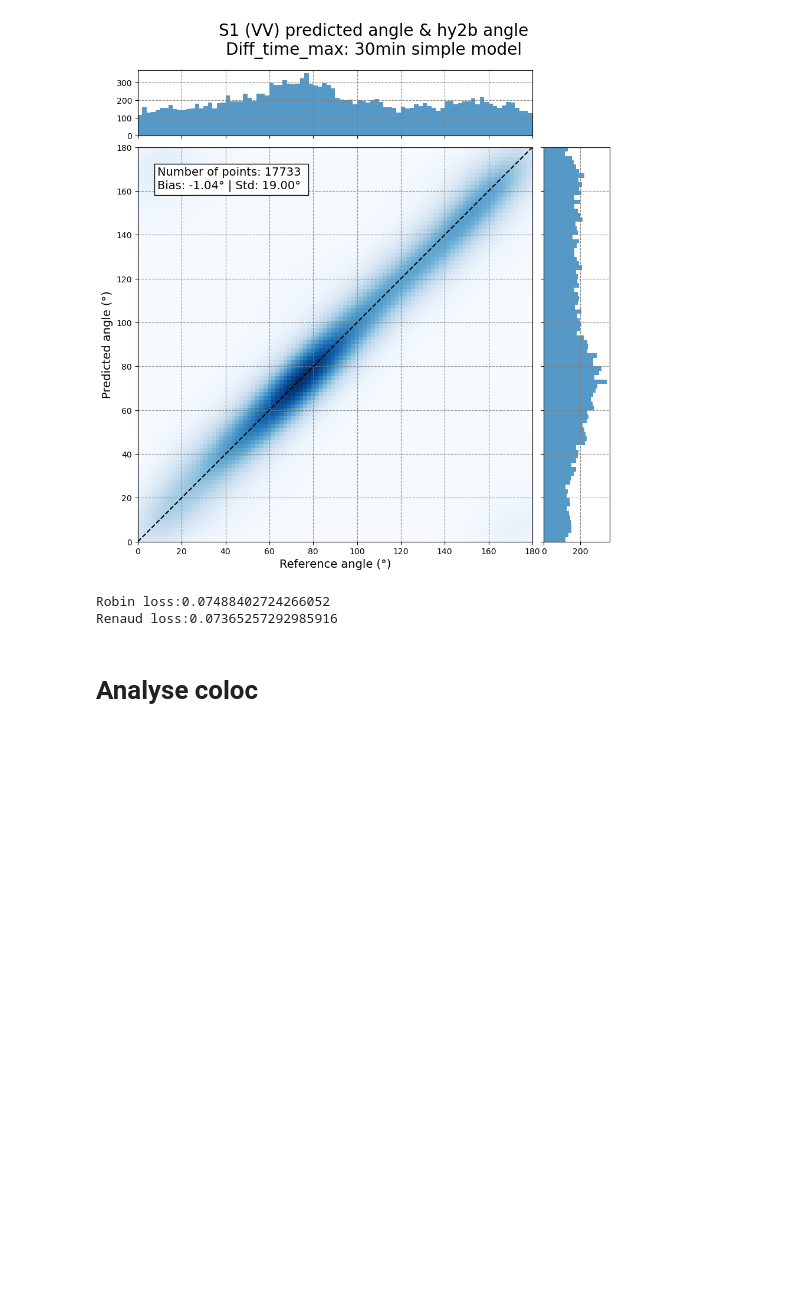
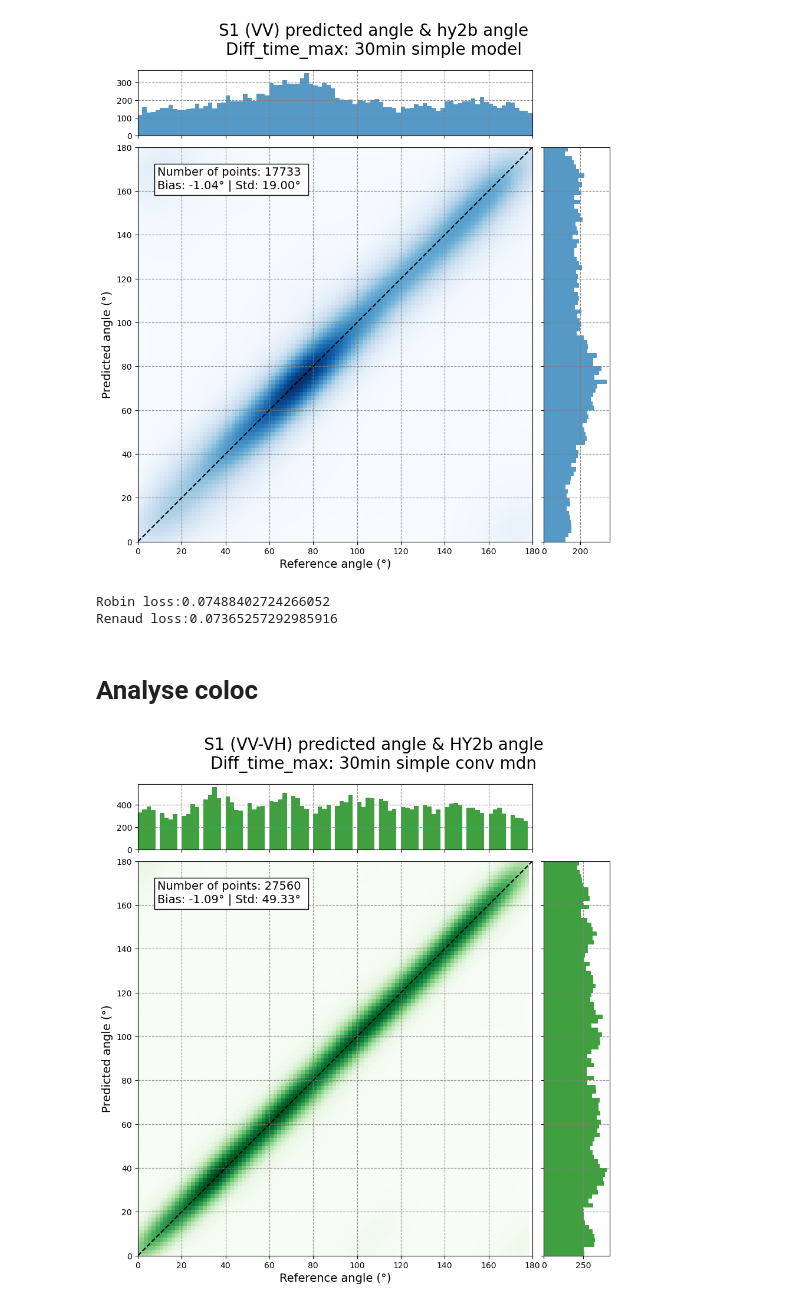
Before and after one commit to jean2262/l2winddir, a Jupyter notebook: Analyse_simple_conv_on_coloc.ipynb, the cells around one changed output. Saved outputs shown, nothing was run; the diff lists cells and outputs as text; code cells hidden in the pictures; blank space fills up the shorter version.

```diff
--- a/Analyse_simple_conv_on_coloc.ipynb
+++ b/Analyse_simple_conv_on_coloc.ipynb
@@ -247,3 +709,26 @@ Robin loss:0.07488402724266052
 Renaud loss:0.07365257292985916
 # %% [markdown]
 # Analyse coloc
+# %%
+df = pd.DataFrame(
+    {
+        "y_hy2b": y_hy2b,
+        "y_pred_norm": y_pred_norm,
+        "wind_speed": ds.hy2b_wind_speed.values,
+    }
+)
+# %%
+df_filt = df[df["wind_speed"] > 15]
+# %%
+pol_plot = "VV-VH" if pol == "VV" else "HH-HV"
+hist2d_prediction_vs_reference(
+    x=np.array(df_filt["y_hy2b"]) % 180,
+    y=df_filt["y_pred_norm"],
+    pred_std=None,
+    title="simple conv mdn",
+    pol=pol_plot,
+    sat=sat,
+    delta_time=theta_diff,
+)
+# %% [output]
+[figure, added]
```
Also changed, not shown: parts of 49 cells of this notebook, 11 other files.
